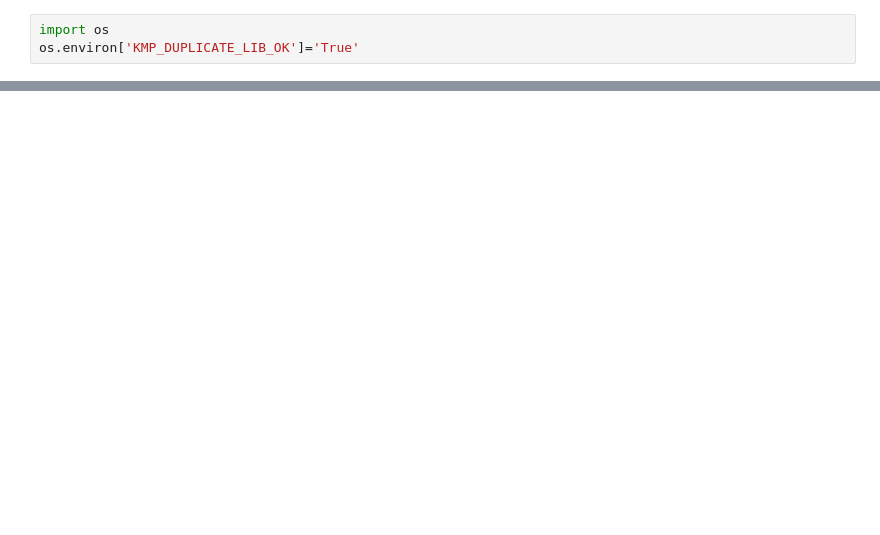
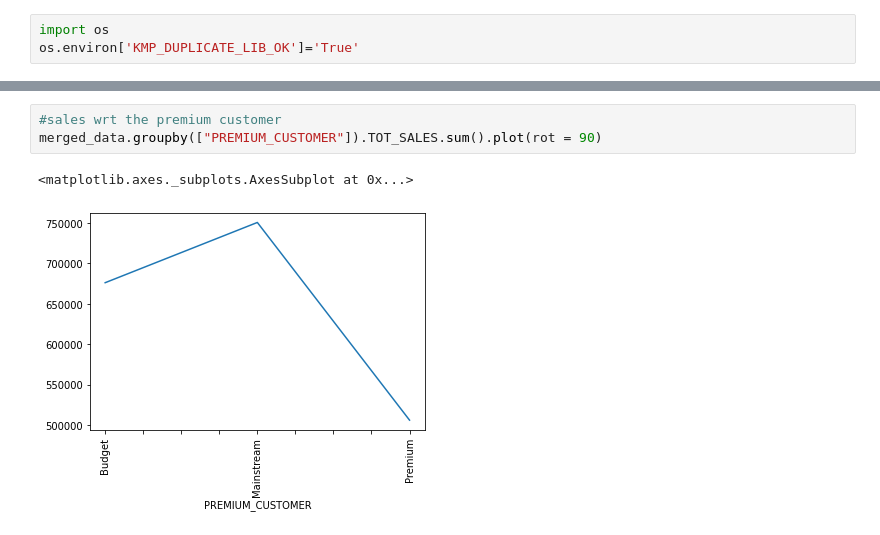
Before and after one commit to batwhite/Data-Science-Project, a Jupyter notebook: Analysis.ipynb, the cells around one changed output, grey strips where cells are left out. Drawn from its saved outputs; the diff is of its cells as text; blank space fills up the shorter version.

```diff
--- a/Analysis.ipynb
+++ b/Analysis.ipynb
@@ -123,0 +249,6 @@ Timestamp('2000-01-09 00:00:00')
+# %%
+#sales wrt the premium customer
+merged_data.groupby(["PREMIUM_CUSTOMER"]).TOT_SALES.sum().plot(rot = 90)
+# %% [output]
+<matplotlib.axes._subplots.AxesSubplot at 0x...>
+[figure, added]
```
Also changed, not shown: parts of 22 cells of this notebook.
